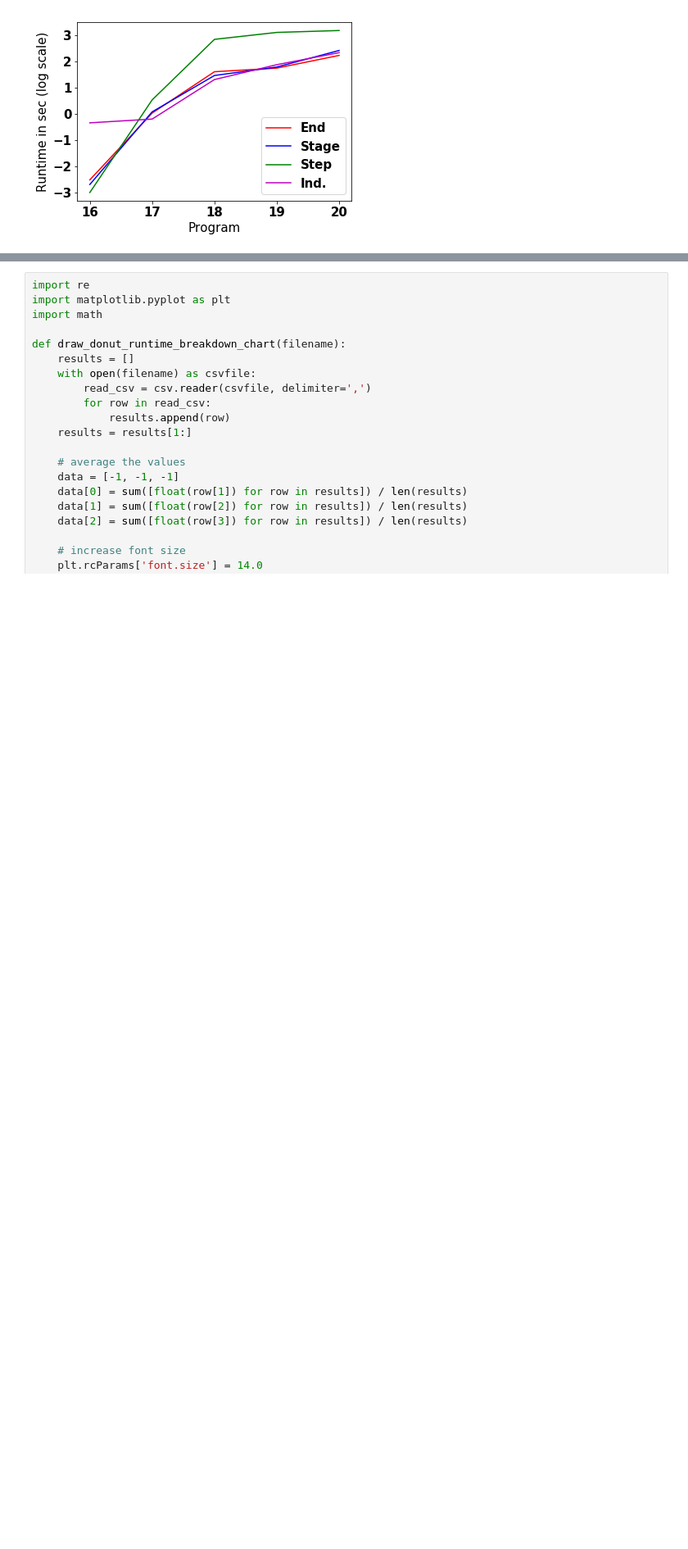
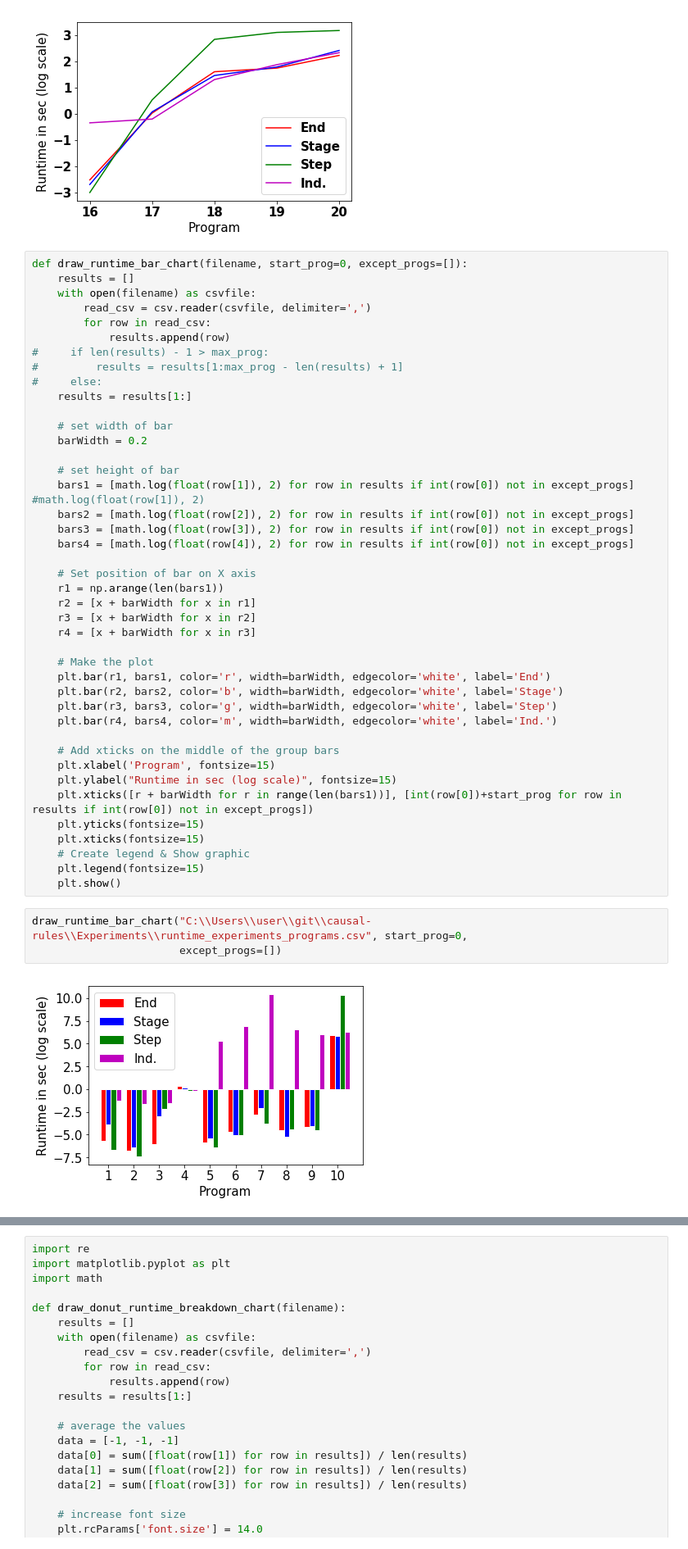
Before and after one commit to amirgilad/On-Multiple-Semantics-for-Declarative-Database-Repairs, a Jupyter notebook: Experiments/draw_graphs.ipynb, the cells around one changed output, grey strips where cells are left out. Shown at 82% size. Drawn from its saved outputs; the diff is of its cells as text; blank space fills up the shorter version.

Commit message:
Changes in notebook that draws graphs for experiments.

```diff
--- a/Experiments/draw_graphs.ipynb
+++ b/Experiments/draw_graphs.ipynb
@@ -93,3 +93,50 @@ draw_line_runtime_chart("C:\\Users\\user\\git\\causal-rules\\Experiments\\runtim
 draw_line_runtime_chart("C:\\Users\\user\\git\\causal-rules\\Experiments\\runtime_experiments_num_rules_programs.csv", start_prog= 15)
 # %% [output]
 [figure]
+# %%
+def draw_runtime_bar_chart(filename, start_prog=0, except_progs=[]):
+    results = []
+    with open(filename) as csvfile:
+        read_csv = csv.reader(csvfile, delimiter=',')
+        for row in read_csv:
+            results.append(row)
+#     if len(results) - 1 > max_prog:
+#         results = results[1:max_prog - len(results) + 1]
+#     else:
+    results = results[1:]
+
+    # set width of bar
+    barWidth = 0.2
+
+    # set height of bar
+    bars1 = [math.log(float(row[1]), 2) for row in results if int(row[0]) not in except_progs] #math.log(float(row[1]), 2)
+    bars2 = [math.log(float(row[2]), 2) for row in results if int(row[0]) not in except_progs]
+    bars3 = [math.log(float(row[3]), 2) for row in results if int(row[0]) not in except_progs]
+    bars4 = [math.log(float(row[4]), 2) for row in results if int(row[0]) not in except_progs]
+
+    # Set position of bar on X axis
+    r1 = np.arange(len(bars1))
+    r2 = [x + barWidth for x in r1]
+    r3 = [x + barWidth for x in r2]
+    r4 = [x + barWidth for x in r3]
+
+    # Make the plot
+    plt.bar(r1, bars1, color='r', width=barWidth, edgecolor='white', label='End')
+    plt.bar(r2, bars2, color='b', width=barWidth, edgecolor='white', label='Stage')
+    plt.bar(r3, bars3, color='g', width=barWidth, edgecolor='white', label='Step')
+    plt.bar(r4, bars4, color='m', width=barWidth, edgecolor='white', label='Ind.')
+
+    # Add xticks on the middle of the group bars
+    plt.xlabel('Program', fontsize=15)
+    plt.ylabel("Runtime in sec (log scale)", fontsize=15)
+    plt.xticks([r + barWidth for r in range(len(bars1))], [int(row[0])+start_prog for row in results if int(row[0]) not in except_progs])
+    plt.yticks(fontsize=15)
+    plt.xticks(fontsize=15)
+    # Create legend & Show graphic
+    plt.legend(fontsize=15)
+    plt.show()
+# %%
+draw_runtime_bar_chart("C:\\Users\\user\\git\\causal-rules\\Experiments\\runtime_experiments_programs.csv", start_prog=0,
+                       except_progs=[])
+# %% [output]
+[figure, added]
```
Also changed, not shown: parts of 4 cells of this notebook, 1 other file.
